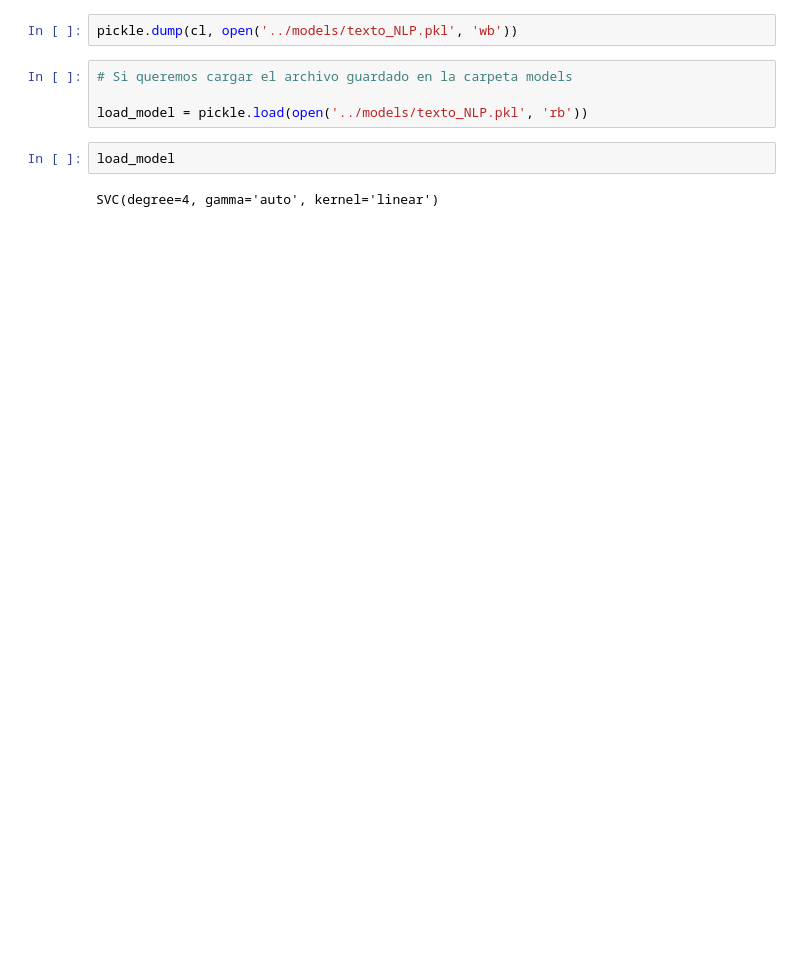
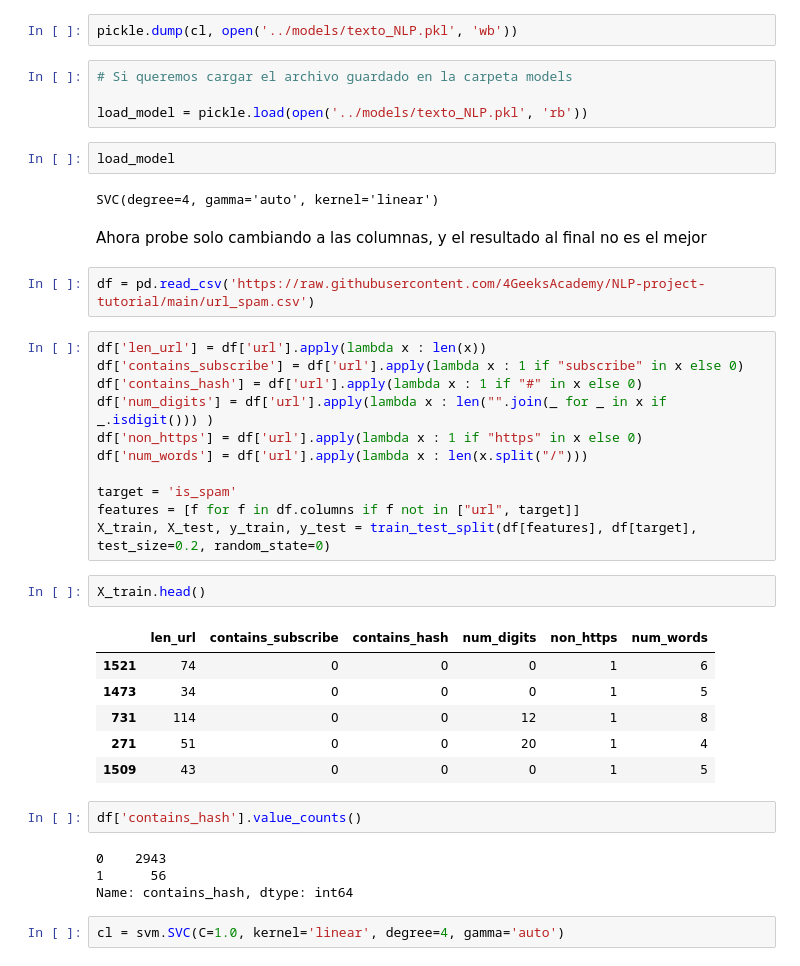
Before and after one commit to JuanAntonaccio/NLPProject, a Jupyter notebook: src/explore.ipynb, the cells around one changed output. Drawn from its saved outputs; the diff is of its cells as text; blank space fills up the shorter version.

```diff
--- a/src/explore.ipynb
+++ b/src/explore.ipynb
@@ -390,3 +394,35 @@ load_model = pickle.load(open('../models/texto_NLP.pkl', 'rb'))
 load_model
 # %% [output]
 SVC(degree=4, gamma='auto', kernel='linear')
+# %% [markdown]
+Ahora probe solo cambiando a las columnas, y el resultado al final no es el mejor
+# %%
+df = pd.read_csv('https://raw.githubusercontent.com/4GeeksAcademy/NLP-project-tutorial/main/url_spam.csv')
+# %%
+df['len_url'] = df['url'].apply(lambda x : len(x))
+df['contains_subscribe'] = df['url'].apply(lambda x : 1 if "subscribe" in x else 0)
+df['contains_hash'] = df['url'].apply(lambda x : 1 if "#" in x else 0)
+df['num_digits'] = df['url'].apply(lambda x : len("".join(_ for _ in x if _.isdigit())) )
+df['non_https'] = df['url'].apply(lambda x : 1 if "https" in x else 0)
+df['num_words'] = df['url'].apply(lambda x : len(x.split("/")))
+
+target = 'is_spam'
+features = [f for f in df.columns if f not in ["url", target]]
+X_train, X_test, y_train, y_test = train_test_split(df[features], df[target], test_size=0.2, random_state=0)
+# %%
+X_train.head()
+# %% [output]
+|  | len_url | contains_subscribe | contains_hash | num_digits | non_https | num_words |
+| 1521 | 74 | 0 | 0 | 0 | 1 | 6 |
+| 1473 | 34 | 0 | 0 | 0 | 1 | 5 |
+| 731 | 114 | 0 | 0 | 12 | 1 | 8 |
+| 271 | 51 | 0 | 0 | 20 | 1 | 4 |
+| 1509 | 43 | 0 | 0 | 0 | 1 | 5 |
+# %%
+df['contains_hash'].value_counts()
+# %% [output]
+0    2943
+1      56
+Name: contains_hash, dtype: int64
+# %%
+cl = svm.SVC(C=1.0, kernel='linear', degree=4, gamma='auto')
```
Also changed, not shown: parts of 24 cells of this notebook, 1 other file.
